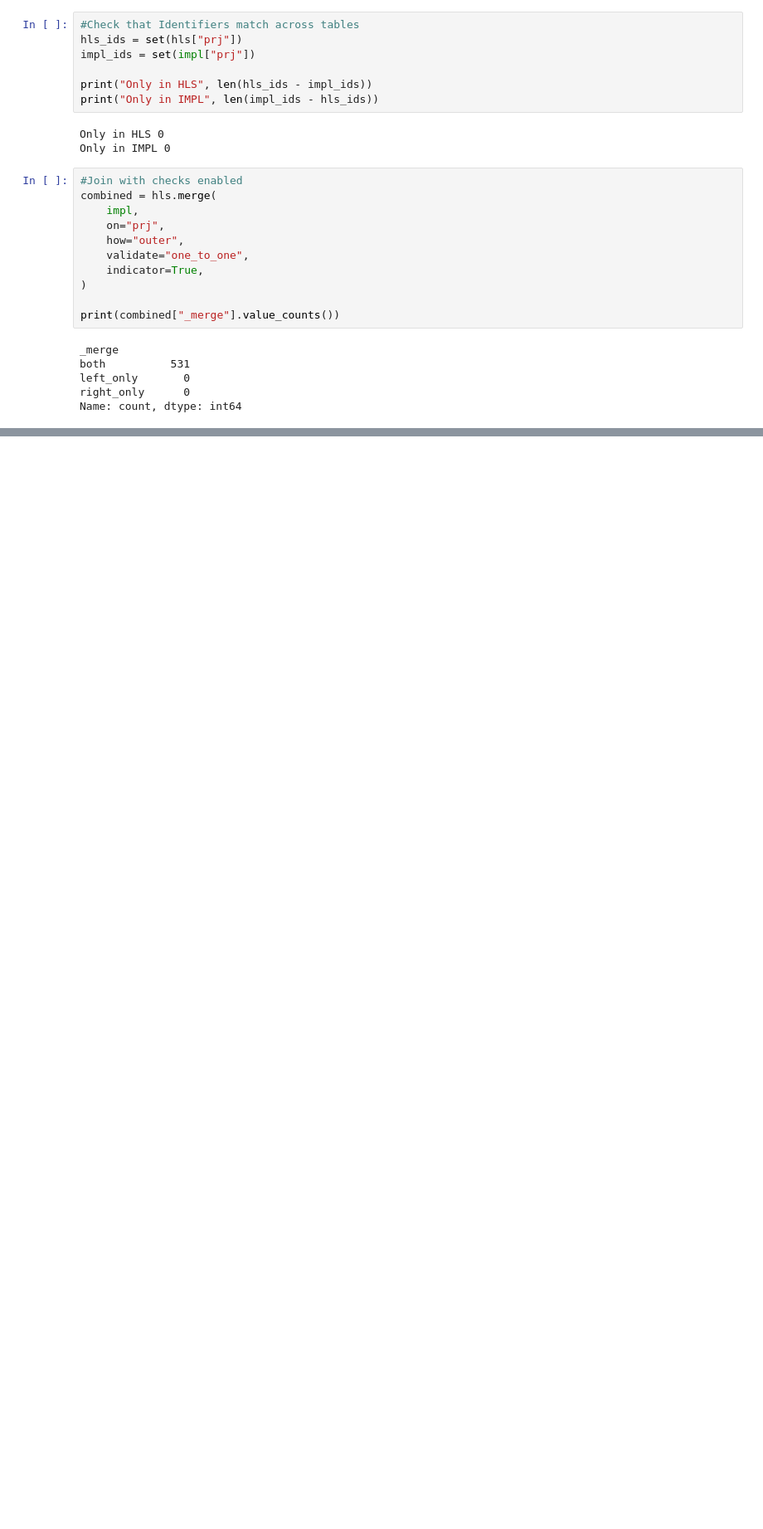
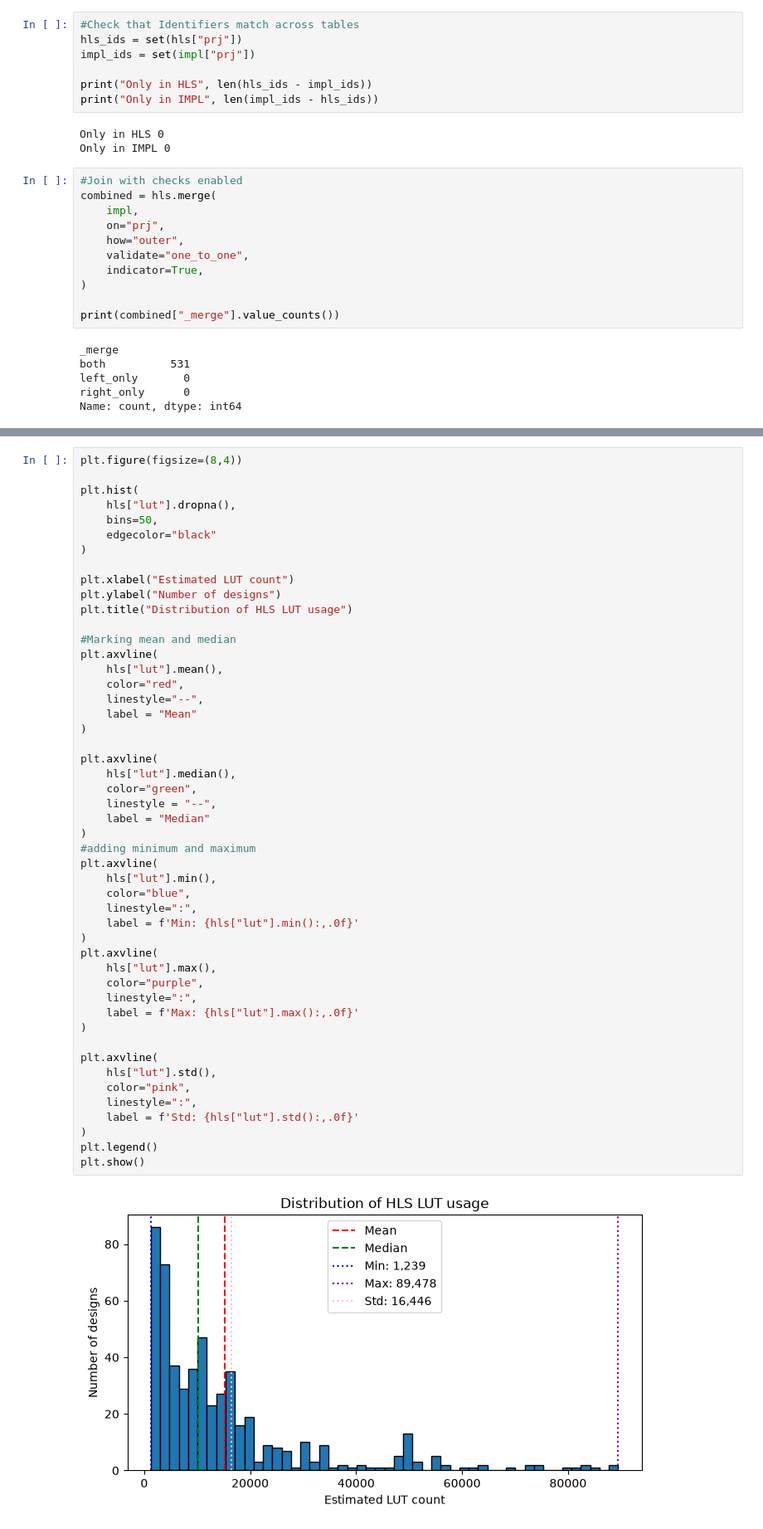
Before and after one commit to sahilbhatt89/CircuitCost, a Jupyter notebook: Data Exploration/understandDataset.ipynb, the cells around one changed output, grey strips where cells are left out. Shown at 83% size. Cells and saved outputs as stored; diff of their text form; blank space fills up the shorter version.

Commit message:
Add LUT histograms and HLS versus implementation scatterplot

```diff
--- a/Data Exploration/understandDataset.ipynb
+++ b/Data Exploration/understandDataset.ipynb
@@ -224,0 +291,51 @@ Name: count, dtype: int64
+# %%
+plt.figure(figsize=(8,4))
+
+plt.hist(
+    hls["lut"].dropna(),
+    bins=50,
+    edgecolor="black"
+)
+
+plt.xlabel("Estimated LUT count")
+plt.ylabel("Number of designs")
+plt.title("Distribution of HLS LUT usage")
+
+#Marking mean and median
+plt.axvline(
+    hls["lut"].mean(),
+    color="red",
+    linestyle="--",
+    label = "Mean"
+)
+
+plt.axvline(
+    hls["lut"].median(),
+    color="green",
+    linestyle = "--",
+    label = "Median"
+)
+#adding minimum and maximum
+plt.axvline(
+    hls["lut"].min(),
+    color="blue",
+    linestyle=":",
+    label = f'Min: {hls["lut"].min():,.0f}'
+)
+plt.axvline(
+    hls["lut"].max(),
+    color="purple",
+    linestyle=":",
+    label = f'Max: {hls["lut"].max():,.0f}'
+)
+
+plt.axvline(
+    hls["lut"].std(),
+    color="pink",
+    linestyle=":",
+    label = f'Std: {hls["lut"].std():,.0f}'
+)
+plt.legend()
+plt.show()
+# %% [output]
+[figure, added]
```
Also changed, not shown: parts of 10 cells of this notebook.
